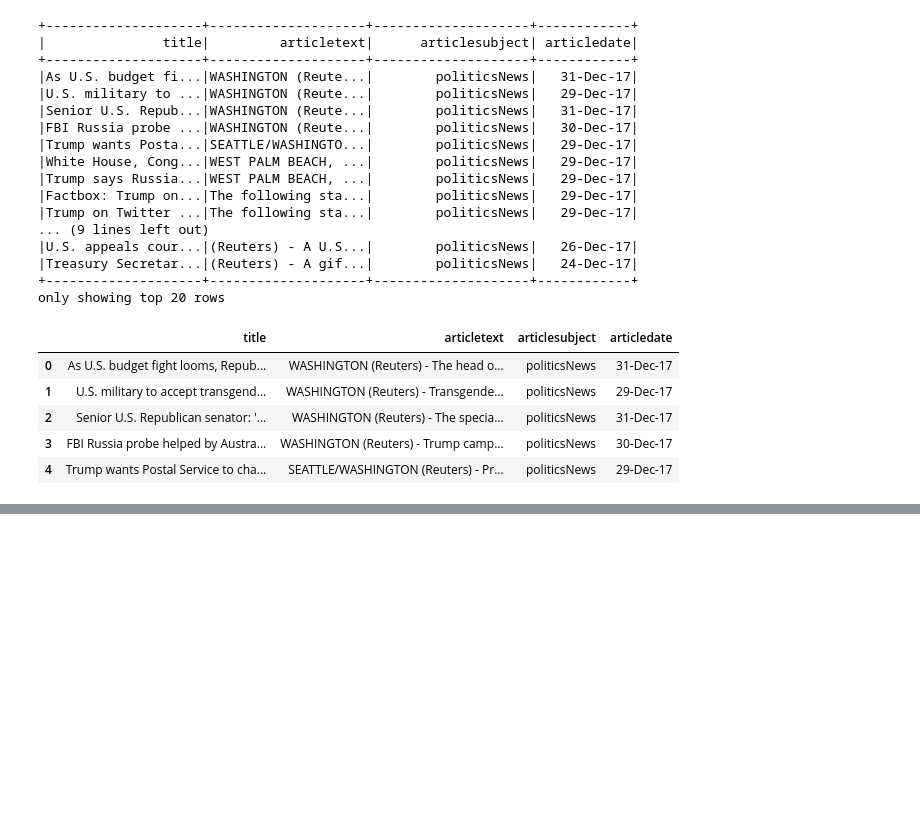
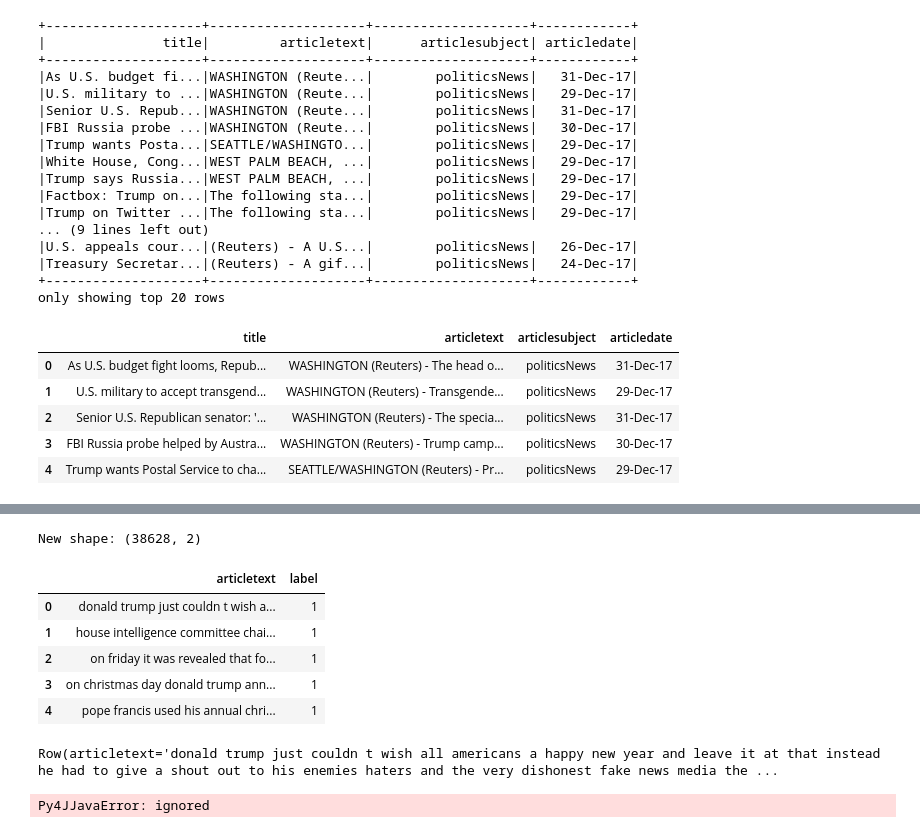
Before and after one commit to biggity2bit/colab, a Jupyter notebook: bernt_politifact_test.ipynb, the cells around one changed output, grey strips where cells are left out. Cells and saved outputs as stored; diff of their text form; code cells hidden in the pictures; blank space fills up the shorter version.

```diff
--- a/bernt_politifact_test.ipynb
+++ b/bernt_politifact_test.ipynb
@@ -113,0 +140,33 @@ true_df.head()
+# %%
+# Create a function to claen the dataframes:
+def clean_data_text(dataframe):
+
+    # Drop duplicate rows
+    dataframe.drop_duplicates(subset='articletext', inplace=True)
+
+    # Remove punctation
+    dataframe['articletext'] = dataframe['articletext'].str.replace('[^\w\s]',' ')
+
+    # Remove numbers
+    dataframe['articletext'] = dataframe['articletext'].str.replace('[^A-Za-z]',' ')
+
+    # Make sure any double-spaces are single
+    dataframe['articletext'] = dataframe['articletext'].str.replace('  ',' ')
+    dataframe['articletext'] = dataframe['articletext'].str.replace('  ',' ')
+
+    # Transform all text to lowercase
+    dataframe['articletext'] = dataframe['articletext'].str.lower()
+
+    print("New shape:", dataframe.shape)
+    return dataframe.head()
+# %%
+# Call `clean_data_text(dataframe)` function
+clean_data_text(df1)
+# %% [output]
+New shape: (38628, 2)
+|  | articletext | label |
+| 0 | donald trump just couldn t wish a... | 1 |
+| 1 | house intelligence committee chai... | 1 |
+| 2 | on friday it was revealed that fo... | 1 |
+| 3 | on christmas day donald trump ann... | 1 |
+| 4 | pope francis used his annual chri... | 1 |
@@ -113,0 +192,14 @@ true_df.head()
+# %%
+# Convert pandas dataframe back to Pyspark:
+spark.conf.set("spark.sql.execution.arrow.enabled", "true")
+
+spark_df1 = spark.createDataFrame(df1)
+spark_df1.head()
+# %% [output]
+Row(articletext='donald trump just couldn t wish all americans a happy new year and leave it at that instead he had to give a shout out to his enemies haters and the very dishonest fake news media the ...
+# %%
+# Fit and transform the pipeline
+cleaner = data_prep_pipeline.fit(spark_df1)
+cleaned = cleaner.transform(spark_df1)
+# %% [output]
+Py4JJavaError: ignored
```
Also changed, not shown: parts of 9 cells of this notebook.
